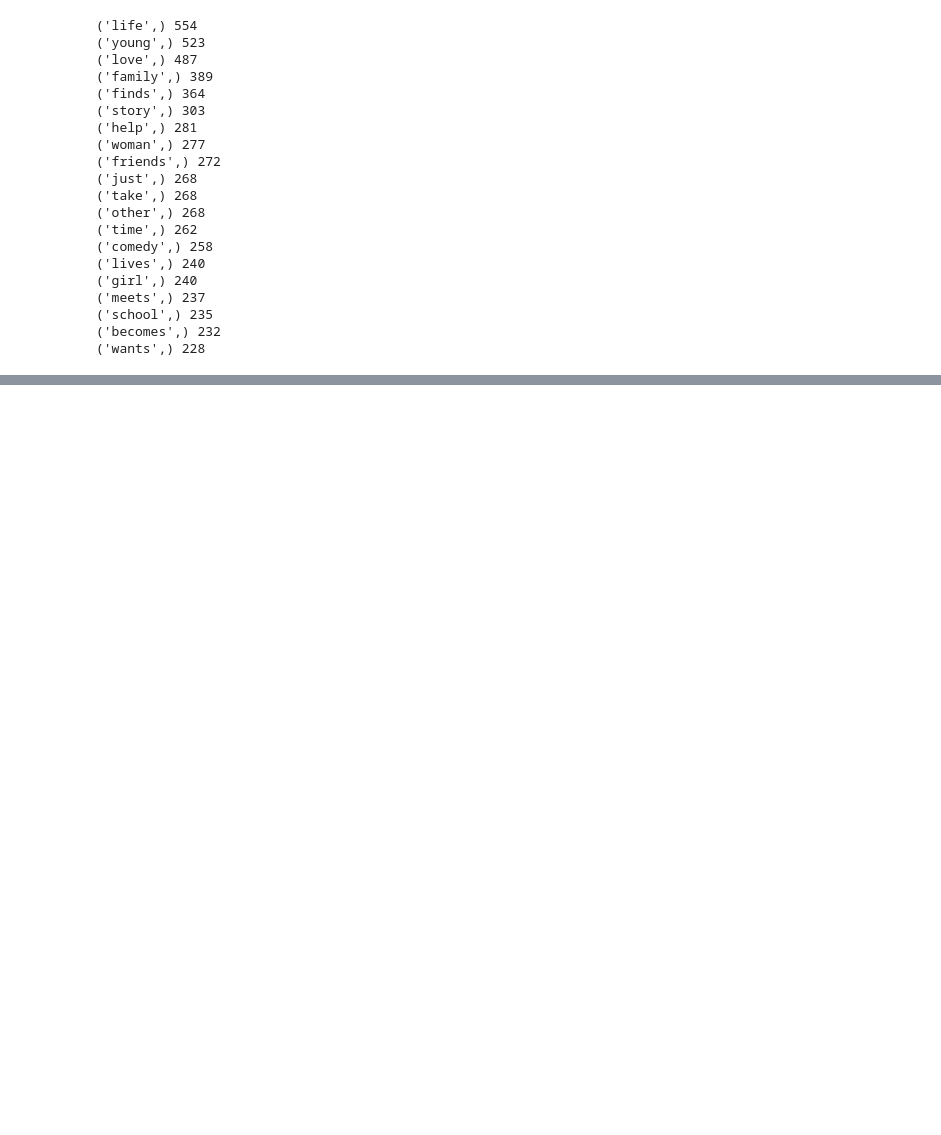
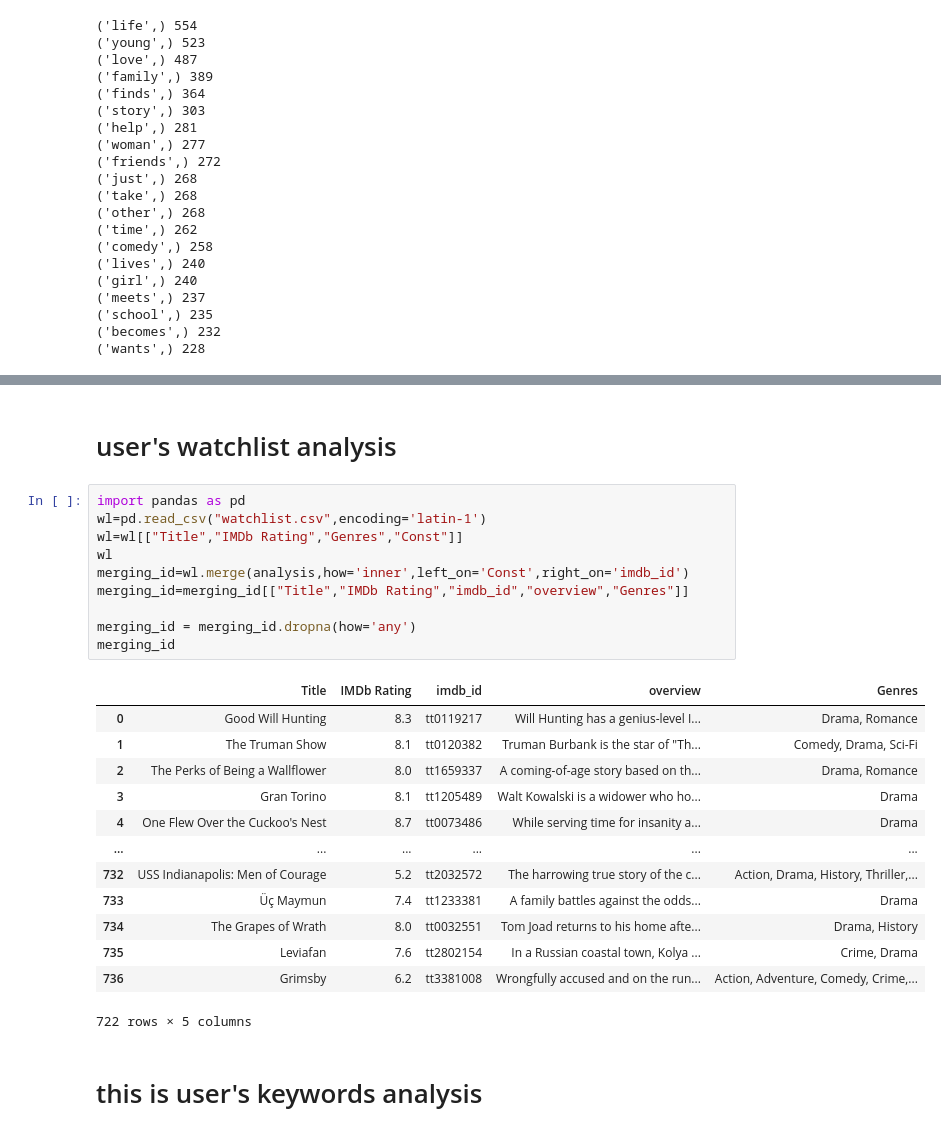
Before and after one commit to okanexe/data-analysis, a Jupyter notebook: cosSim.ipynb, the cells around one changed output, grey strips where cells are left out. Drawn from its saved outputs; the diff is of its cells as text; blank space fills up the shorter version.

```diff
--- a/cosSim.ipynb
+++ b/cosSim.ipynb
@@ -263,0 +296,28 @@ for key,value in count.most_common(20):
+# %% [markdown]
+# user's watchlist analysis
+# %%
+import pandas as pd
+wl=pd.read_csv("watchlist.csv",encoding='latin-1')
+wl=wl[["Title","IMDb Rating","Genres","Const"]]
+wl
+merging_id=wl.merge(analysis,how='inner',left_on='Const',right_on='imdb_id')
+merging_id=merging_id[["Title","IMDb Rating","imdb_id","overview","Genres"]]
+
+merging_id = merging_id.dropna(how='any')
+merging_id
+# %% [output]
+|  | Title | IMDb Rating | imdb_id | overview | Genres |
+| 0 | Good Will Hunting | 8.3 | tt0119217 | Will Hunting has a genius-level I... | Drama, Romance |
+| 1 | The Truman Show | 8.1 | tt0120382 | Truman Burbank is the star of "Th... | Comedy, Drama, Sci-Fi |
+| 2 | The Perks of Being a Wallflower | 8.0 | tt1659337 | A coming-of-age story based on th... | Drama, Romance |
+| 3 | Gran Torino | 8.1 | tt1205489 | Walt Kowalski is a widower who ho... | Drama |
+| 4 | One Flew Over the Cuckoo's Nest | 8.7 | tt0073486 | While serving time for insanity a... | Drama |
+| ... | ... | ... | ... | ... | ... |
+| 732 | USS Indianapolis: Men of Courage | 5.2 | tt2032572 | The harrowing true story of the c... | Action, Drama, History, Thriller,... |
+| 733 | Üç Maymun | 7.4 | tt1233381 | A family battles against the odds... | Drama |
+| 734 | The Grapes of Wrath | 8.0 | tt0032551 | Tom Joad returns to his home afte... | Drama, History |
+| 735 | Leviafan | 7.6 | tt2802154 | In a Russian coastal town, Kolya ... | Crime, Drama |
+| 736 | Grimsby | 6.2 | tt3381008 | Wrongfully accused and on the run... | Action, Adventure, Comedy, Crime,... |
+722 rows × 5 columns
+# %% [markdown]
+# this is user's keywords analysis
```
Also changed, not shown: parts of 23 cells of this notebook, 3 other files.
